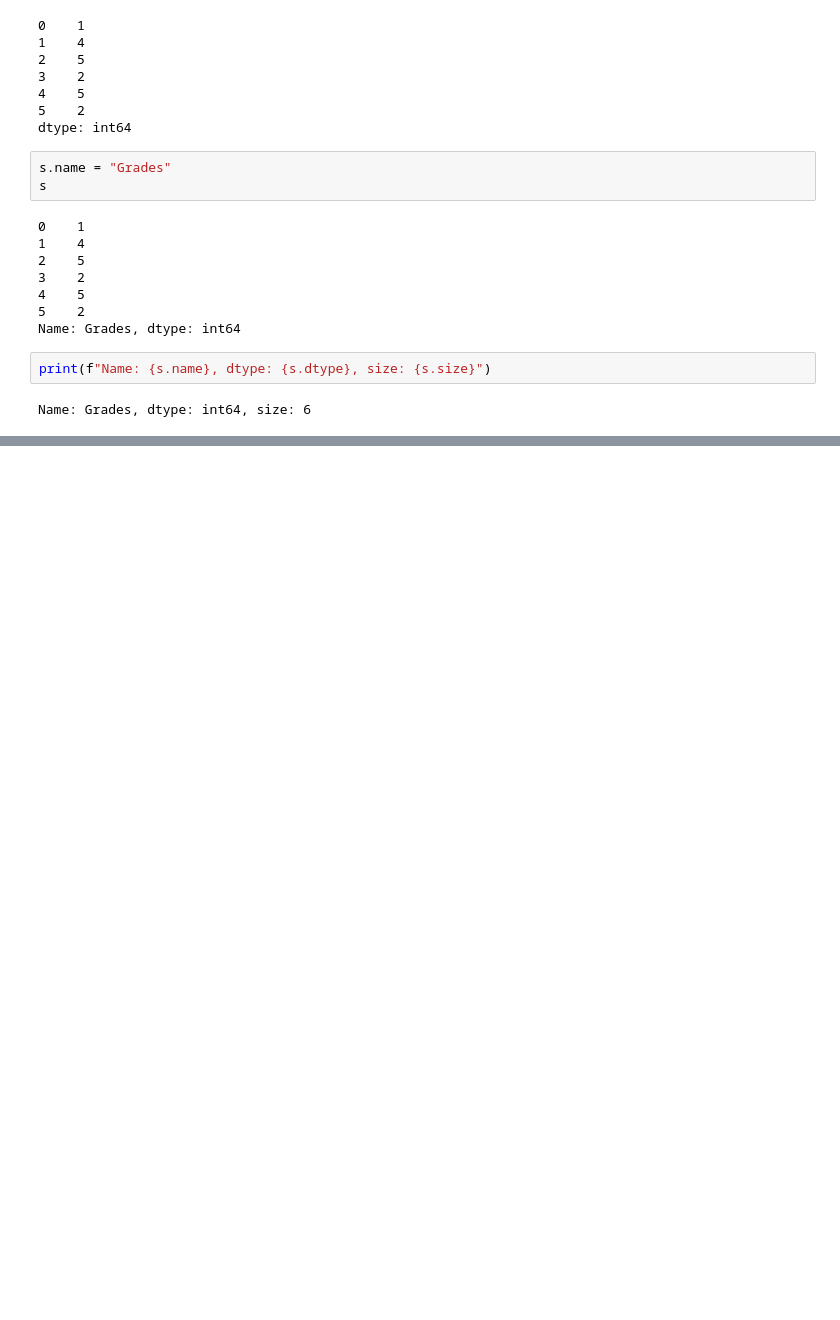
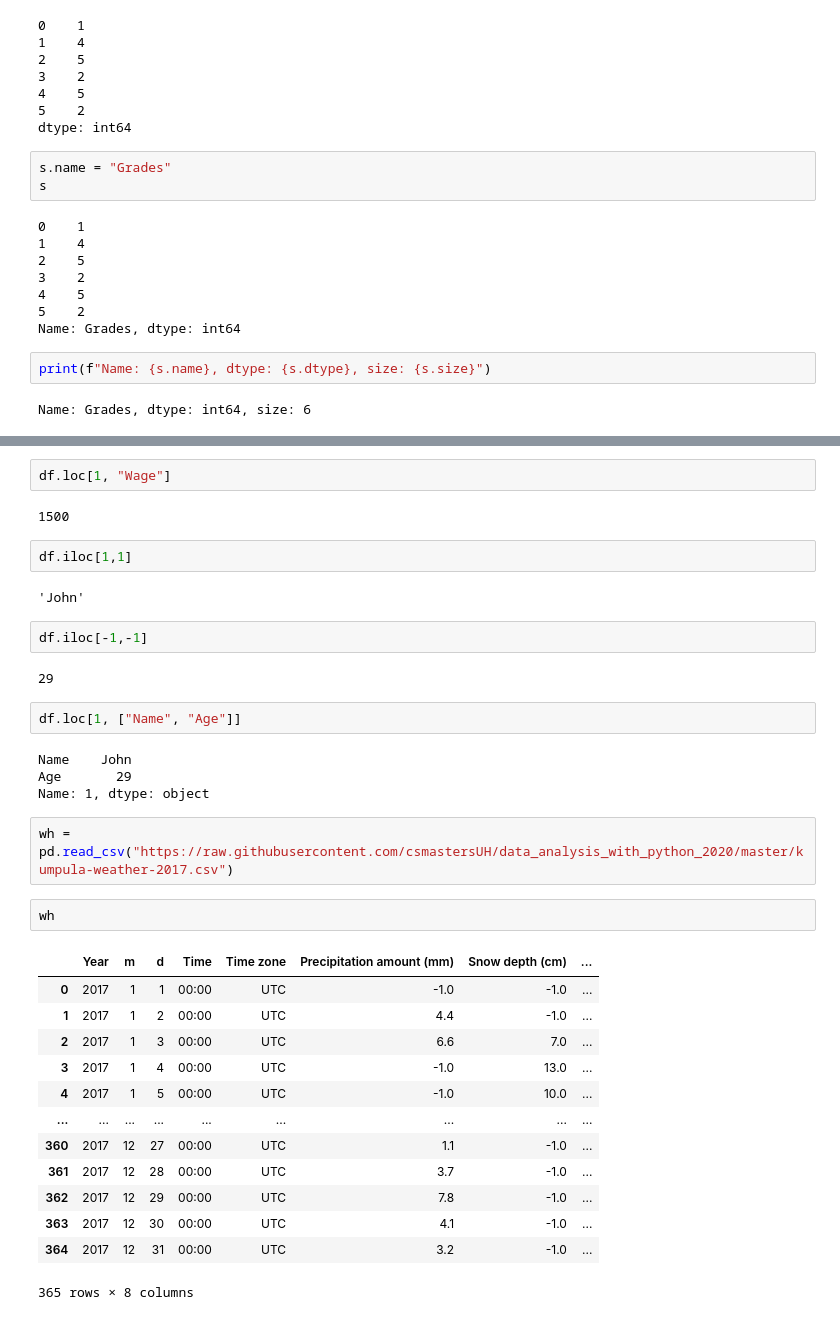
Before and after one commit to tauimonen/Data-science, a Jupyter notebook: advanced_numpy.ipynb, the cells around one changed output, grey strips where cells are left out. Drawn from its saved outputs; the diff is of its cells as text; blank space fills up the shorter version.

```diff
--- a/advanced_numpy.ipynb
+++ b/advanced_numpy.ipynb
@@ -1250,0 +1448,36 @@ Name: Grades, dtype: int64, size: 6
+# %%
+df.loc[1, "Wage"]
+# %% [output]
+1500
+# %%
+df.iloc[1,1]
+# %% [output]
+'John'
+# %%
+df.iloc[-1,-1]
+# %% [output]
+29
+# %%
+df.loc[1, ["Name", "Age"]]
+# %% [output]
+Name    John
+Age       29
+Name: 1, dtype: object
+# %%
+wh = pd.read_csv("https://raw.githubusercontent.com/csmastersUH/data_analysis_with_python_2020/master/kumpula-weather-2017.csv")
+# %%
+wh
+# %% [output]
+|  | Year | m | d | Time | Time zone | Precipitation amount (mm) | Snow depth (cm) | ... |
+| 0 | 2017 | 1 | 1 | 00:00 | UTC | -1.0 | -1.0 | ... |
+| 1 | 2017 | 1 | 2 | 00:00 | UTC | 4.4 | -1.0 | ... |
+| 2 | 2017 | 1 | 3 | 00:00 | UTC | 6.6 | 7.0 | ... |
+| 3 | 2017 | 1 | 4 | 00:00 | UTC | -1.0 | 13.0 | ... |
+| 4 | 2017 | 1 | 5 | 00:00 | UTC | -1.0 | 10.0 | ... |
+| ... | ... | ... | ... | ... | ... | ... | ... | ... |
+| 360 | 2017 | 12 | 27 | 00:00 | UTC | 1.1 | -1.0 | ... |
+| 361 | 2017 | 12 | 28 | 00:00 | UTC | 3.7 | -1.0 | ... |
+| 362 | 2017 | 12 | 29 | 00:00 | UTC | 7.8 | -1.0 | ... |
+| 363 | 2017 | 12 | 30 | 00:00 | UTC | 4.1 | -1.0 | ... |
+| 364 | 2017 | 12 | 31 | 00:00 | UTC | 3.2 | -1.0 | ... |
+365 rows × 8 columns
```
Also changed, not shown: parts of 50 cells of this notebook, 1 other file.
